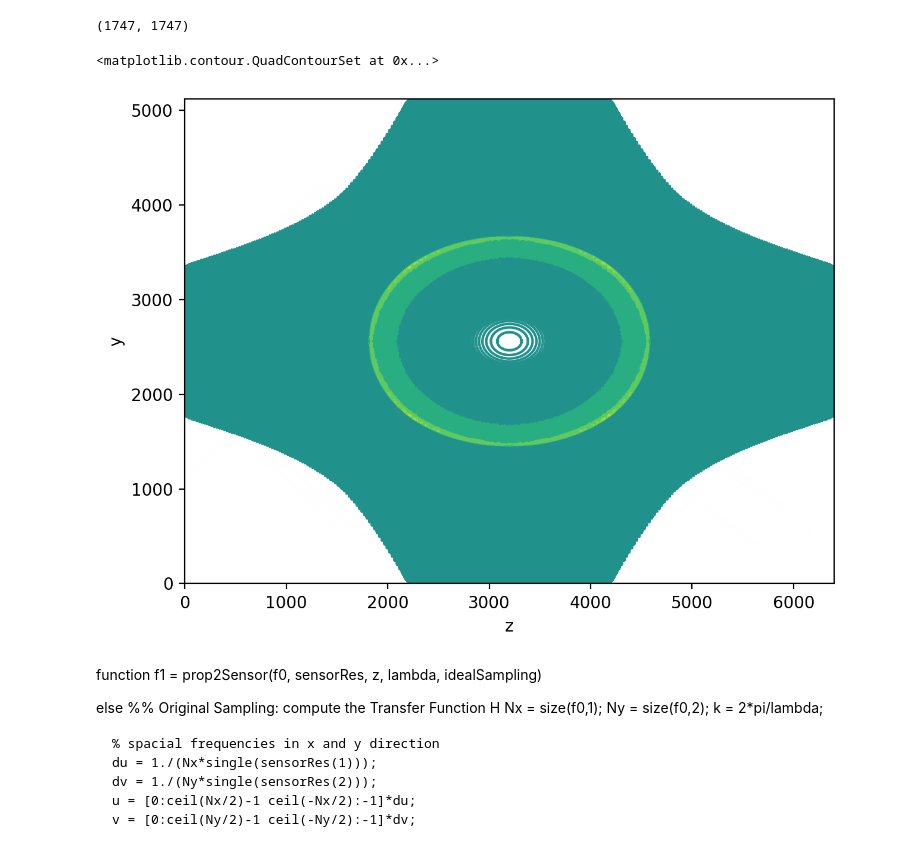
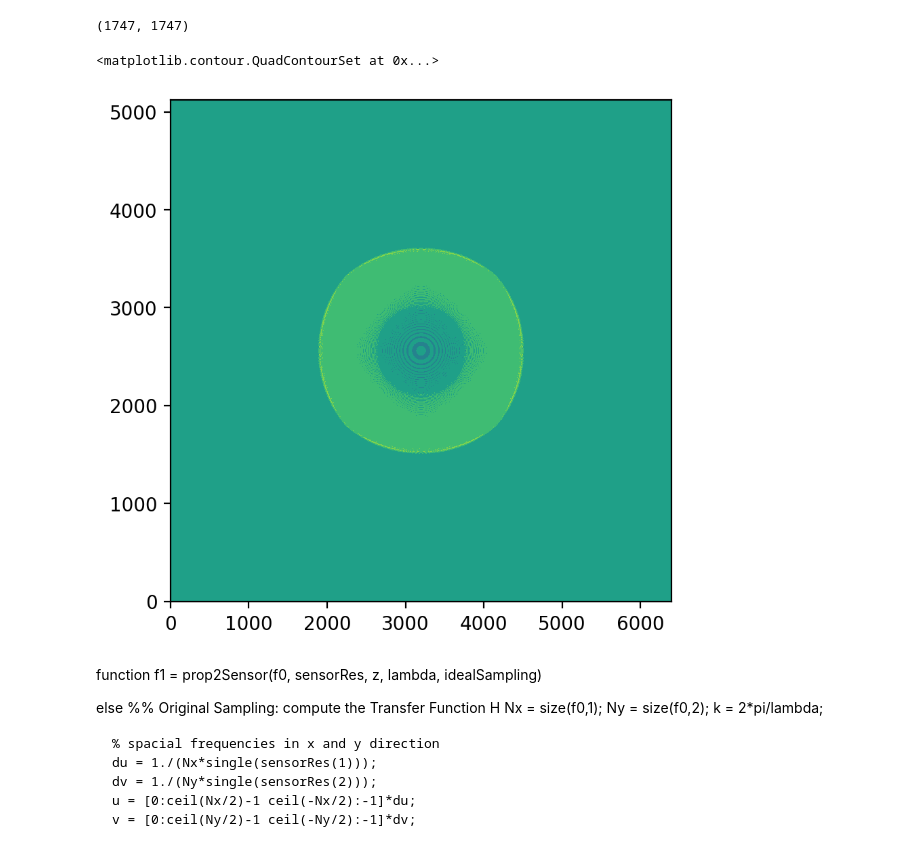
Before and after one commit to halensolomon/pyFLFM, a Jupyter notebook: halentrieshisbest.ipynb, the cells around one changed output. Saved outputs shown, nothing was run; the diff lists cells and outputs as text; code cells hidden in the pictures.

Commit message:
ifft returns complex values; must not be fully symmetric or nan_to_num may be the issue

```diff
--- a/halentrieshisbest.ipynb
+++ b/halentrieshisbest.ipynb
@@ -8,7 +8,6 @@ import torchvision.transforms.functional as TF
 
 import matplotlib.pyplot as plt
 plt.rcParams['figure.dpi'] = 200
-plt.rcParams['agg.path.chunksize'] = 10000000
 import matplotlib.patches as patches
 
 import pandas as pd
@@ -413,6 +411,9 @@ len(perspectives[0,0,0,:]), len(perspectives[0,0,:,0])
 # %%
 def psfCalc(fobj, k, NA, calibration_img, pixel_pitch, wavelength, n, depths):
     # Feed in depths as a list of depths
+
+    #device = torch.device("mps" if torch.backends.mps.is_available() else "cpu") # Getting errors with MPS support
+    device = torch.device("cpu")
 
     sensor_spatial = [int(len(calibration_img[:,0]) * pixel_pitch), int(len(calibration_img[0,:]) * pixel_pitch)]# sensor size (in micron) = pixel size (in micron/px) * sensor size (in px)
     sensor_size = [int(len(calibration_img[:,0])), int(len(calibration_img[0,:]))] # sensor size in pixels
@@ -435,11 +436,11 @@ def psfCalc(fobj, k, NA, calibration_img, pixel_pitch, wavelength, n, depths):
     # Now we simulate the propagation of the rays to the sensor plane
     amp = 10 # Normalized amplitude of the rays
     mid = int((N_calcPSF+1)/2) # Where the delta function is located, N_calcPSF is always odd
-    NOP_x = torch.linspace(-LU0/2, LU0/2, N_calcPSF, dtype = torch.float64) # x coordinates of the NOP plane
+    NOP_x = torch.linspace(-LU0/2, LU0/2, N_calcPSF, dtype = torch.float32).to(device) # x coordinates of the NOP plane
     NOP_y = NOP_x # y coordinates of the NOP plane, we assume the NOP is square
     x, y = torch.meshgrid(NOP_x, NOP_y, indexing = 'ij') # Meshgrid of the NOP
 
-    psf_sensor = torch.zeros(len(depths), sensor_size[0], sensor_size[1]) # Initialize the PSF with the sensor size
+    psf_sensor = torch.zeros(len(depths), sensor_size[0], sensor_size[1]).to(device) # Initialize the PSF with the sensor size
 
     # We note that the PSF is shift-invariant, so we can calculate the PSF at the origin
     for i in range(len(depths)):
@@ -453,11 +454,11 @@ def psfCalc(fobj, k, NA, calibration_img, pixel_pitch, wavelength, n, depths):
 
         #[U1, LU1] = FLFM_lensProp(U0, LU0, Camera.WaveLength, Camera.fobj);
 
-        U0 = -1 * torch.tensor([1j], dtype = torch.complex128) * amp * k * torch.exp(torch.tensor([1j], dtype = torch.complex128)*k*r) / (2 * torch.pi * r) # The PSF at the origin
+        U0 = -1 * torch.tensor([1j], dtype = torch.complex64, device=device) * amp * k * torch.exp(torch.tensor([1j], dtype = torch.complex64,device = device)*k*r) / (2 * torch.pi * r) # The PSF at the origin
 
         source_sample_rate = LU0 / len(U0) # Sampling rate of the input field
 
-        U1 = (-torch.tensor([1j], dtype = torch.complex128)*torch.exp(torch.tensor([1j], dtype = torch.complex128)*k*fobj)/wavelength/fobj) * torch.fft.fftshift(torch.fft.fft2(torch.fft.ifftshift(U0))) * (source_sample_rate**2) # Propogate to the sensor plane, with a scaling factor to account for the sampling
+        U1 = (-torch.tensor([1j], dtype = torch.complex64,device=device)*torch.exp(torch.tensor([1j], dtype = torch.complex64,device = device)*k*fobj)/wavelength/fobj) * torch.fft.fftshift(torch.fft.fft2(torch.fft.ifftshift(U0))) * (source_sample_rate**2) # Propogate to the sensor plane, with a scaling factor to account for the sampling
         LU1 = wavelength * fobj# Physical length of the sampled input field at the sensor plane
 
         # Back Apeture Propogation
@@ -475,21 +476,19 @@ def psfCalc(fobj, k, NA, calibration_img, pixel_pitch, wavelength, n, depths):
     return psf_sensor
 # %%
 depths = torch.linspace(-100, 100, 20) # Depths in microns, 10 microns is the increment between depths
-gpu_psfstack = psfCalc(fobj, camera_params[1], NA, img, pixel_size, wavelength, refractive_index, depths).to('mps') # The PSF stack in the GPU; MPS is apple metal performance shaders; need to do it other wise my kernel WILL crash
+gpu_psfstack = psfCalc(fobj, camera_params[1], NA, img, pixel_size, wavelength, refractive_index, depths) # The PSF stack in the GPU; MPS is apple metal performance shaders; need to do it other wise my kernel WILL crash
 psfStack = gpu_psfstack.cpu()
 # %%
 # Plotting the PSF
 figure5 = plt.figure()
-figure5.set_tight_layout(True)
+#figure5.set_tight_layout(True)
 # make a 3d plot of the PSF with the depths as the z-axis
 ax = figure5.add_subplot(111)
-ax.set_xlabel('z')
-ax.set_ylabel('y')
-sensor_size_half = [int(len(img[:,0])/2), int(len(img[0,:])/2)]
-ax.contour(psfStack[15,:,:].numpy().astype(np.float16))
+ax.set_aspect(len(psfStack[0,0,:])/len(psfStack[0,:,0]))
+ax.contourf(psfStack[0,:,:].numpy())
 # %% [output]
 <matplotlib.contour.QuadContourSet at 0x...>
-[figure, old version]
+[figure, new version]
 # %% [markdown]
 function f1 = prop2Sensor(f0, sensorRes, z, lambda, idealSampling)
 
```
Also changed, not shown: parts of 5 cells of this notebook.
